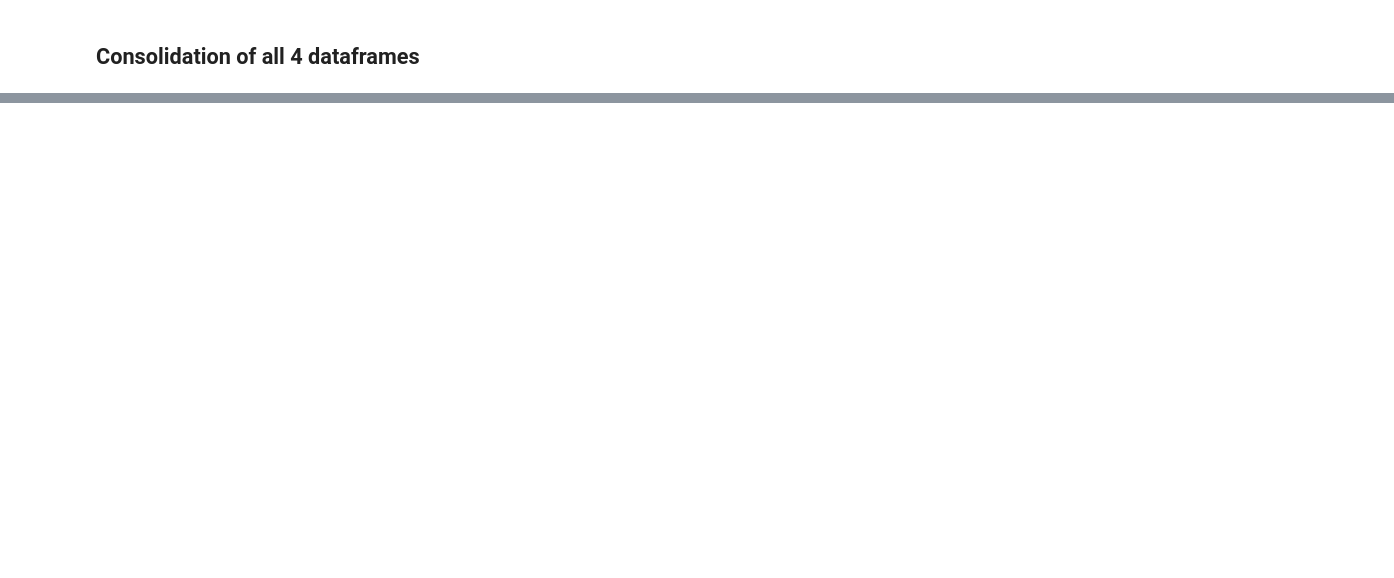
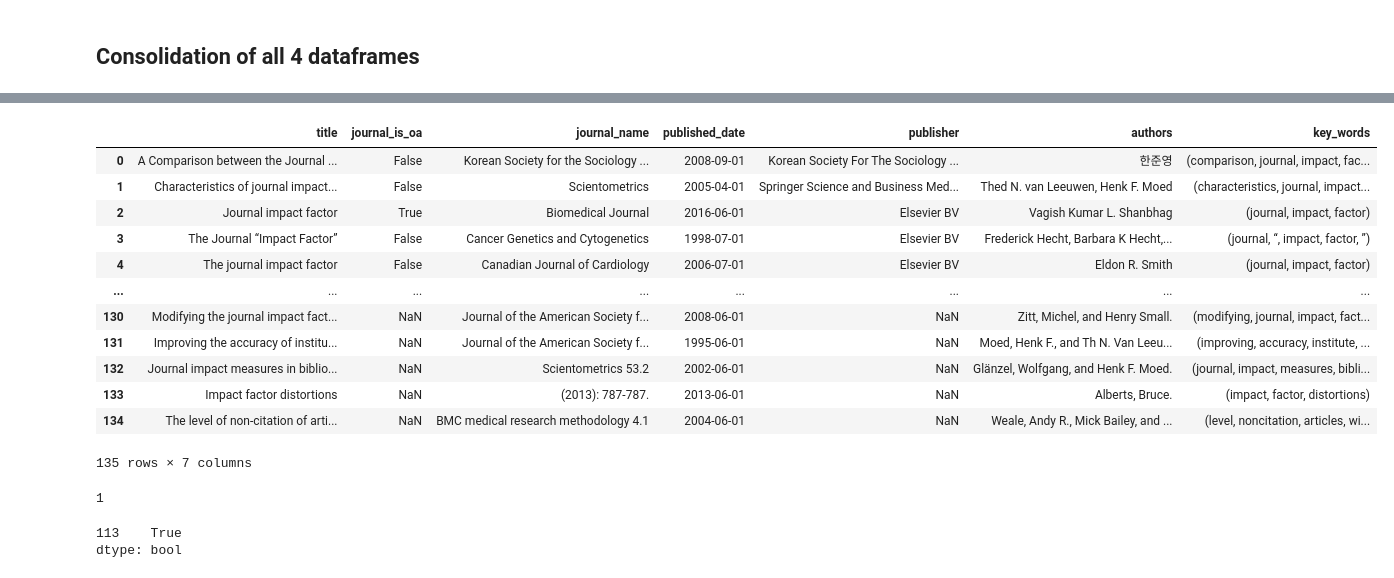
Before and after one commit to jhupiterz/research-analytics, a Jupyter notebook: Notebooks/test_other_apis.ipynb, the cells around one changed output, grey strips where cells are left out. Cells and saved outputs as stored; diff of their text form; code cells hidden in the pictures; blank space fills up the shorter version.

```diff
--- a/Notebooks/test_other_apis.ipynb
+++ b/Notebooks/test_other_apis.ipynb
@@ -107,0 +186,26 @@ Enter key words: automation container terminal
+# %%
+key_words = []
+for index, row in consolidated_DF.iterrows():
+    key_words.append(tuple(row.key_words))
+consolidated_DF['key_words'] = key_words
+# %%
+consolidated_DF
+# %% [output]
+|  | title | journal_is_oa | journal_name | published_date | publisher | authors | key_words |
+| 0 | A Comparison between the Journal ... | False | Korean Society for the Sociology ... | 2008-09-01 | Korean Society For The Sociology ... | 한준영 | (comparison, journal, impact, fac... |
+| 1 | Characteristics of journal impact... | False | Scientometrics | 2005-04-01 | Springer Science and Business Med... | Thed N. van Leeuwen, Henk F. Moed | (characteristics, journal, impact... |
+| 2 | Journal impact factor | True | Biomedical Journal | 2016-06-01 | Elsevier BV | Vagish Kumar L. Shanbhag | (journal, impact, factor) |
+| 3 | The Journal “Impact Factor” | False | Cancer Genetics and Cytogenetics | 1998-07-01 | Elsevier BV | Frederick Hecht, Barbara K Hecht,... | (journal, “, impact, factor, ”) |
+| 4 | The journal impact factor | False | Canadian Journal of Cardiology | 2006-07-01 | Elsevier BV | Eldon R. Smith | (journal, impact, factor) |
+| ... | ... | ... | ... | ... | ... | ... | ... |
+| 130 | Modifying the journal impact fact... | NaN | Journal of the American Society f... | 2008-06-01 | NaN | Zitt, Michel, and Henry Small. | (modifying, journal, impact, fact... |
+| 131 | Improving the accuracy of institu... | NaN | Journal of the American Society f... | 1995-06-01 | NaN | Moed, Henk F., and Th N. Van Leeu... | (improving, accuracy, institute, ... |
+| 132 | Journal impact measures in biblio... | NaN | Scientometrics 53.2 | 2002-06-01 | NaN | Glänzel, Wolfgang, and Henk F. Moed. | (journal, impact, measures, bibli... |
+| 133 | Impact factor distortions | NaN | (2013): 787-787. | 2013-06-01 | NaN | Alberts, Bruce. | (impact, factor, distortions) |
+| 134 | The level of non-citation of arti... | NaN | BMC medical research methodology 4.1 | 2004-06-01 | NaN | Weale, Andy R., Mick Bailey, and ... | (level, noncitation, articles, wi... |
+135 rows × 7 columns
+# %%
+# There is one duplicated row
+consolidated_DF.duplicated().sum()
+# %% [output]
+1
@@ -107,0 +214,5 @@ Enter key words: automation container terminal
+# %%
+index
+# %% [output]
+113    True
+dtype: bool
```
Also changed, not shown: parts of 22 cells of this notebook, 2 other files.
